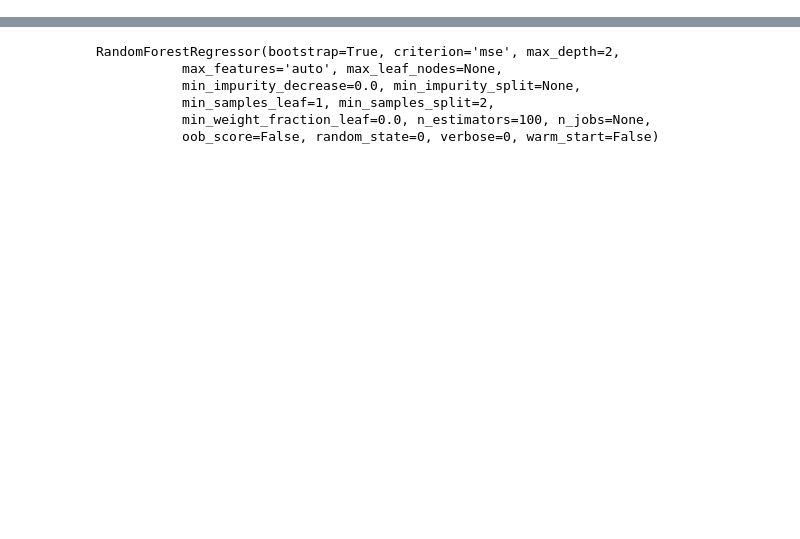
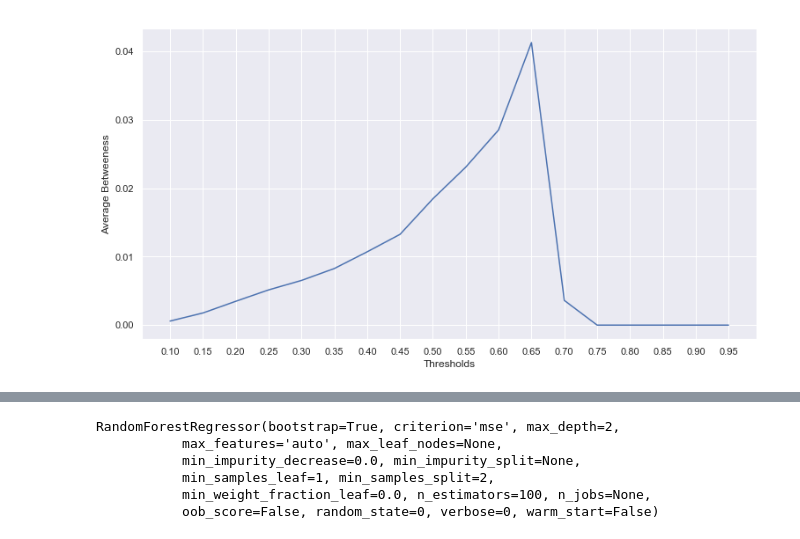
Before and after one commit to alchemist5617/Climate-Network, a Jupyter notebook: Network Predictive Power.ipynb, the cells around one changed output, grey strips where cells are left out. Cells and saved outputs as stored; diff of their text form; code cells hidden in the pictures; blank space fills up the shorter version.

```diff
--- a/Network Predictive Power.ipynb
+++ b/Network Predictive Power.ipynb
@@ -1,7 +1,17 @@
 # %%
+import numpy as np
 import synthetic_data as sd
 import network_builder as nb
 import networkx as nx
 from sklearn.neural_network import MLPRegressor
 from sklearn.metrics import r2_score
 from sklearn.ensemble import RandomForestRegressor
+from fastdtw import fastdtw
+from dtaidistance import dtw
+from dtaidistance import dtw_visualisation as dtwvis
+from dtaidistance import clustering
+from sklearn.metrics import mean_squared_error
+import matplotlib.pyplot as plt
+import seaborn as sns
+from sklearn import linear_model
+sns.set()
@@ -26,0 +136,9 @@ eigenvector = dict(nx.eigenvector_centrality(G, max_iter = 1000))
+# %%
+fig, ax = plt.subplots()
+fig.set_size_inches(12.5, 6.5)
+plt.xticks(r)
+plt.ylabel("Average Betweeness")
+plt.xlabel("Thresholds")
+plt.plot(r,average_betweennes);
+# %% [output]
+[figure, added]
```
Also changed, not shown: parts of 43 cells of this notebook.
